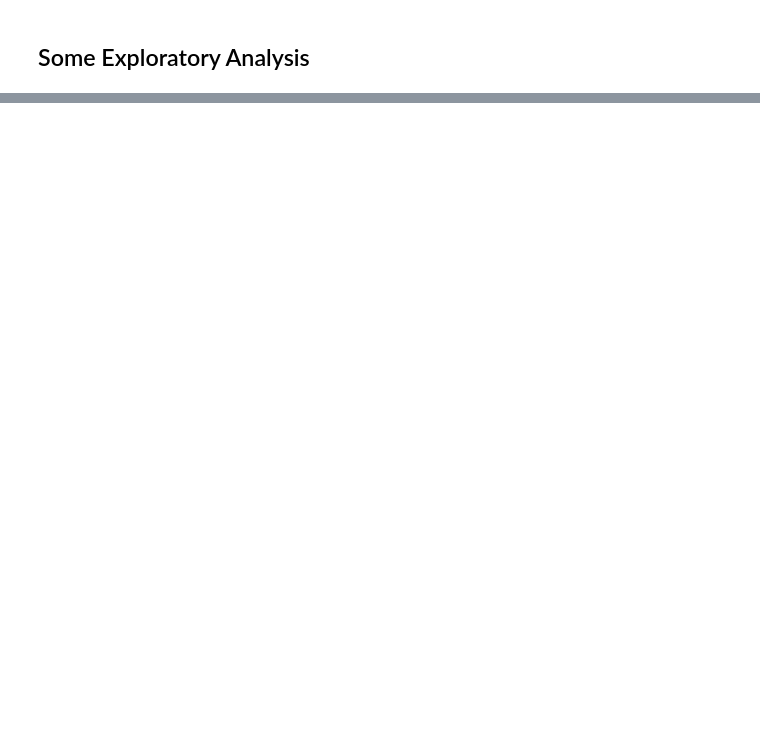
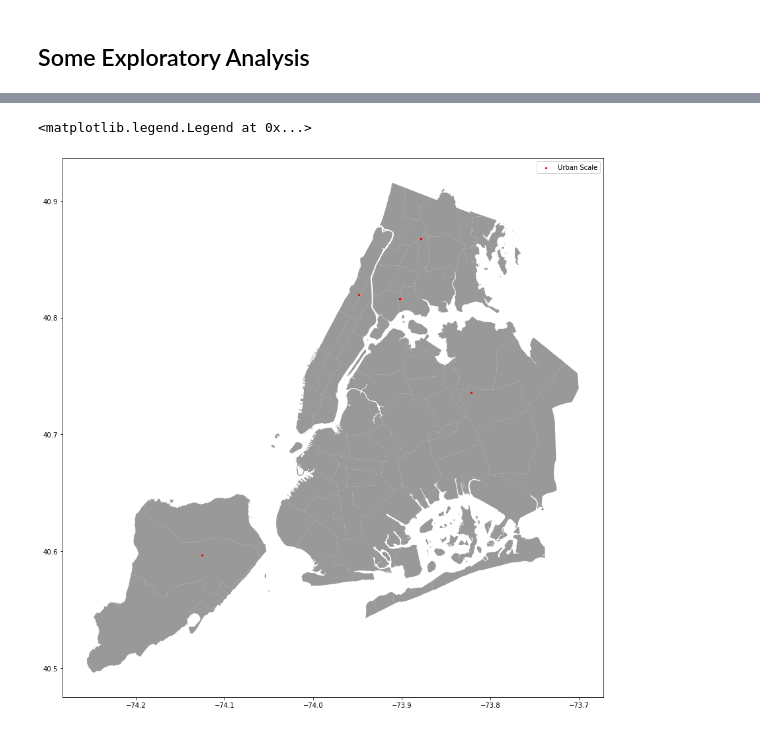
Before and after one commit to amaqals/CUSP2021ADS-Team, a Jupyter notebook: EPA Air Quality Datasets.ipynb, the cells around one changed output, grey strips where cells are left out. Saved outputs shown, nothing was run; the diff lists cells and outputs as text; code cells hidden in the pictures; blank space fills up the shorter version.

```diff
--- a/EPA Air Quality Datasets.ipynb
+++ b/EPA Air Quality Datasets.ipynb
@@ -401,0 +432,14 @@ plt.show()
+# %%
+geometry = [Point(xy) for xy in zip(df_monitors['Longitude'],df_monitors['Latitude'])]
+geo_df_monitors = gpd.GeoDataFrame(df_monitors, crs = 4326,geometry = geometry)
+geo_df_monitors = geo_df_monitors.drop(columns = ['Latitude','Longitude'])
+# %%
+fig,ax = plt.subplots(figsize = (15,15))
+cds.plot(ax = ax, alpha = 0.8, color = 'grey')
+geo_df_monitors.loc[(geo_df_monitors['Measurement Scale']=='URBAN SCALE')&\
+                   (geo_df_monitors['Site Number'].isin([110, 133, 135, 124, 67]))].\
+                    plot(ax=ax,markersize = 5, marker = 'o',color = 'red', label = 'Urban Scale')
+plt.legend(prop={'size':10}) #covers 4km to 50km
+# %% [output]
+<matplotlib.legend.Legend at 0x...>
+[figure, added]
```
Also changed, not shown: parts of 22 cells of this notebook.
